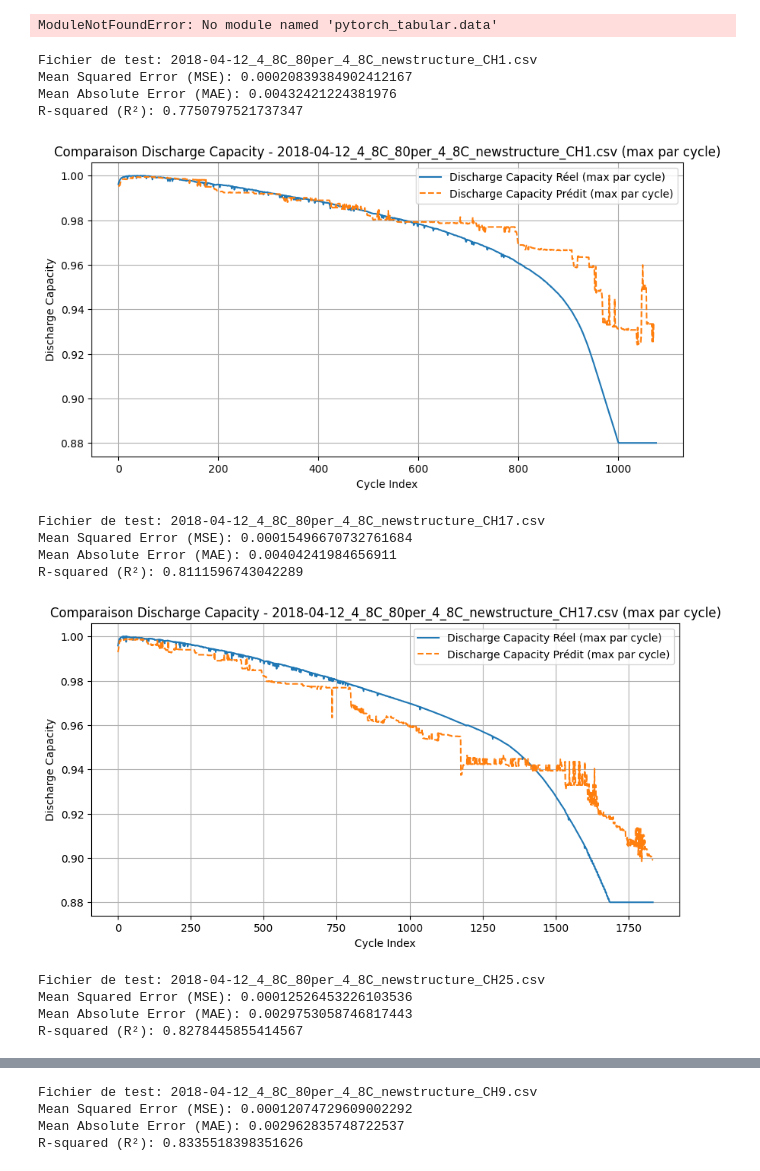
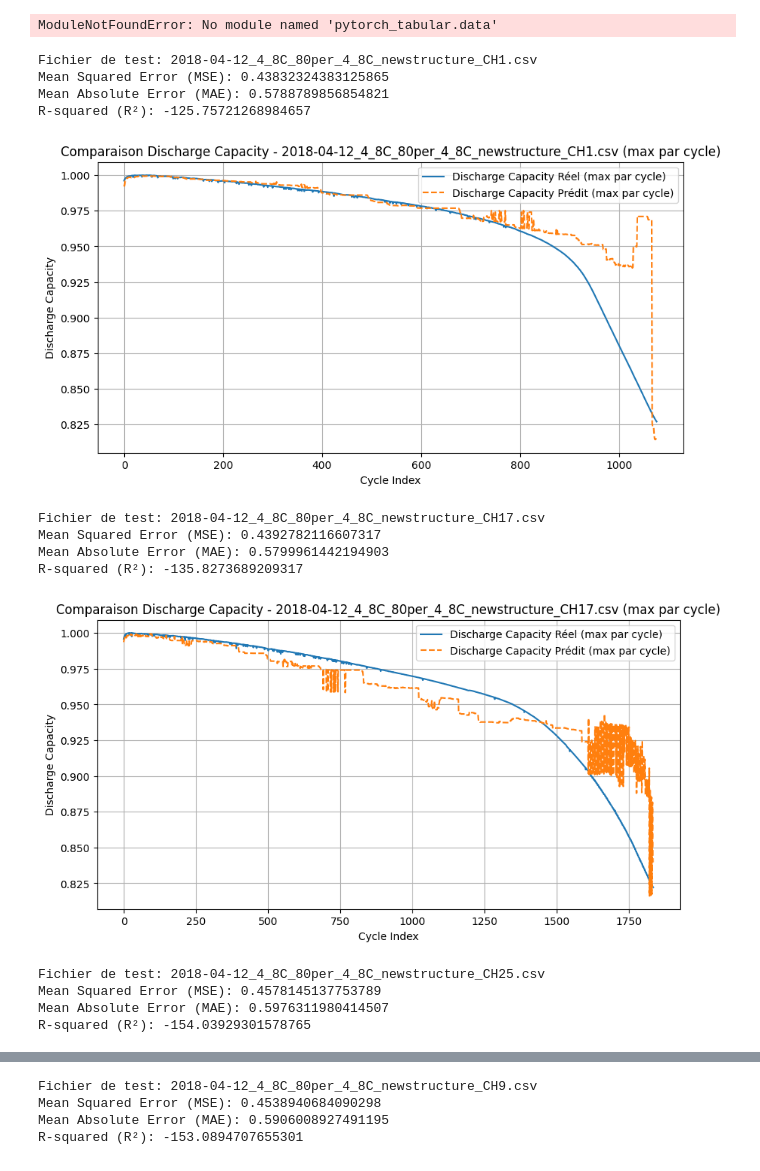
Before and after one commit to SalimMabed/PHM-Batteries, a Jupyter notebook: first_modele.ipynb, the cells around one changed output, grey strips where cells are left out. Saved outputs shown, nothing was run; the diff lists cells and outputs as text; code cells hidden in the pictures.

```diff
--- a/first_modele.ipynb
+++ b/first_modele.ipynb
@@ -815,7 +815,7 @@ X_train = pd.concat(X_train_total, axis=0)
 y_train = pd.concat(y_train_total, axis=0)
 
 # Créer le modèle Random Forest
-model_rf = RandomForestRegressor(n_estimators=30, random_state=42)
+model_rf = RandomForestRegressor(n_estimators=20, random_state=42)
 
 # Entraîner le modèle
 model_rf.fit(X_train, y_train)
@@ -825,7 +825,7 @@ for csv_file in test_files:
     file_path = os.path.join(data_path, csv_file)
     df = pd.read_csv(file_path)
     X_test = df.drop(columns=['Discharge_Capacity'])
-    y_test = df['Discharge_Capacity'].clip(0.88, 1)  # Appliquer les contraintes
+    y_test = df['Discharge_Capacity'].clip(0.8, 1)  # Appliquer les contraintes
 
     # Faire des prédictions
     rf_pred = model_rf.predict(X_test)
@@ -834,42 +834,42 @@ for csv_file in test_files:
     mse = mean_squared_error(y_test, rf_pred)
     mae = mean_absolute_error(y_test, rf_pred)
     r2 = r2_score(y_test, rf_pred)
 
     # Afficher les résultats
     print(f"Fichier de test: {csv_file}")
     print(f"Mean Squared Error (MSE): {mse}")
     print(f"Mean Absolute Error (MAE): {mae}")
     print(f"R-squared (R²): {r2}")
 
     # Extraire le Cycle_Index
     cycle_index = df['Cycle_Index']
 
     # Prendre le maximum des prédictions et des valeurs réelles par cycle
     rf_pred_max_per_cycle = pd.Series(rf_pred).groupby(cycle_index).max()
     y_test_max_per_cycle = y_test.groupby(cycle_index).max()
 
     # Tracer le graphique pour comparer les valeurs réelles et prédites
     plt.figure(figsize=(10, 5))
     plt.plot(y_test_max_per_cycle, label='Discharge Capacity Réel (max par cycle)')
     plt.plot(rf_pred_max_per_cycle, label='Discharge Capacity Prédit (max par cycle)', linestyle='--')
     plt.xlabel('Cycle Index')
     plt.ylabel('Discharge Capacity')
     plt.title(f'Comparaison Discharge Capacity - {csv_file} (max par cycle)')
     plt.legend()
     plt.grid(True)
     plt.show()
 # %% [output]
 Fichier de test: 2018-04-12_4_8C_80per_4_8C_newstructure_CH1.csv
-Mean Squared Error (MSE): 0.00020839384902412167
-Mean Absolute Error (MAE): 0.00432421224381976
-R-squared (R²): 0.7750797521737347
+Mean Squared Error (MSE): 0.43832324383125865
+Mean Absolute Error (MAE): 0.5788789856854821
+R-squared (R²): -125.75721268984657
-[figure, old version]
+[figure, new version]
 Fichier de test: 2018-04-12_4_8C_80per_4_8C_newstructure_CH17.csv
-Mean Squared Error (MSE): 0.00015496670732761684
-Mean Absolute Error (MAE): 0.00404241984656911
-R-squared (R²): 0.8111596743042289
+Mean Squared Error (MSE): 0.4392782116607317
+Mean Absolute Error (MAE): 0.5799961442194903
+R-squared (R²): -135.8273689209317
-[figure, old version]
+[figure, new version]
 Fichier de test: 2018-04-12_4_8C_80per_4_8C_newstructure_CH25.csv
-Mean Squared Error (MSE): 0.00012526453226103536
-Mean Absolute Error (MAE): 0.0029753058746817443
-R-squared (R²): 0.8278445855414567
+Mean Squared Error (MSE): 0.4578145137753789
+Mean Absolute Error (MAE): 0.5976311980414507
+R-squared (R²): -154.03929301578765
@@ -877,4 +877,4 @@ R-squared (R²): 0.8278445855414567
 Fichier de test: 2018-04-12_4_8C_80per_4_8C_newstructure_CH9.csv
-Mean Squared Error (MSE): 0.00012074729609002292
-Mean Absolute Error (MAE): 0.002962835748722537
-R-squared (R²): 0.8335518398351626
+Mean Squared Error (MSE): 0.4538940684090298
+Mean Absolute Error (MAE): 0.5906008927491195
+R-squared (R²): -153.0894707655301
```
Also changed, not shown: parts of 1 cell of this notebook.
